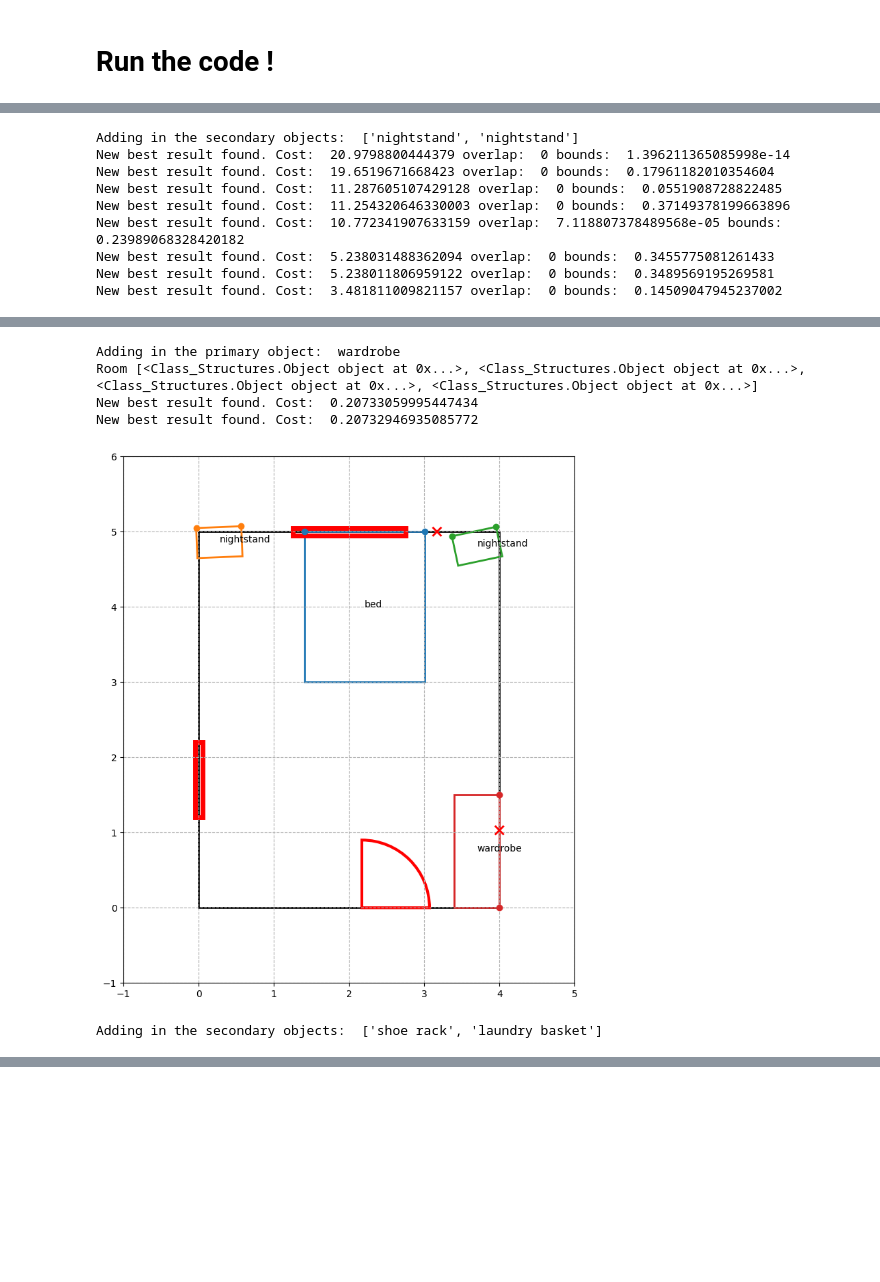
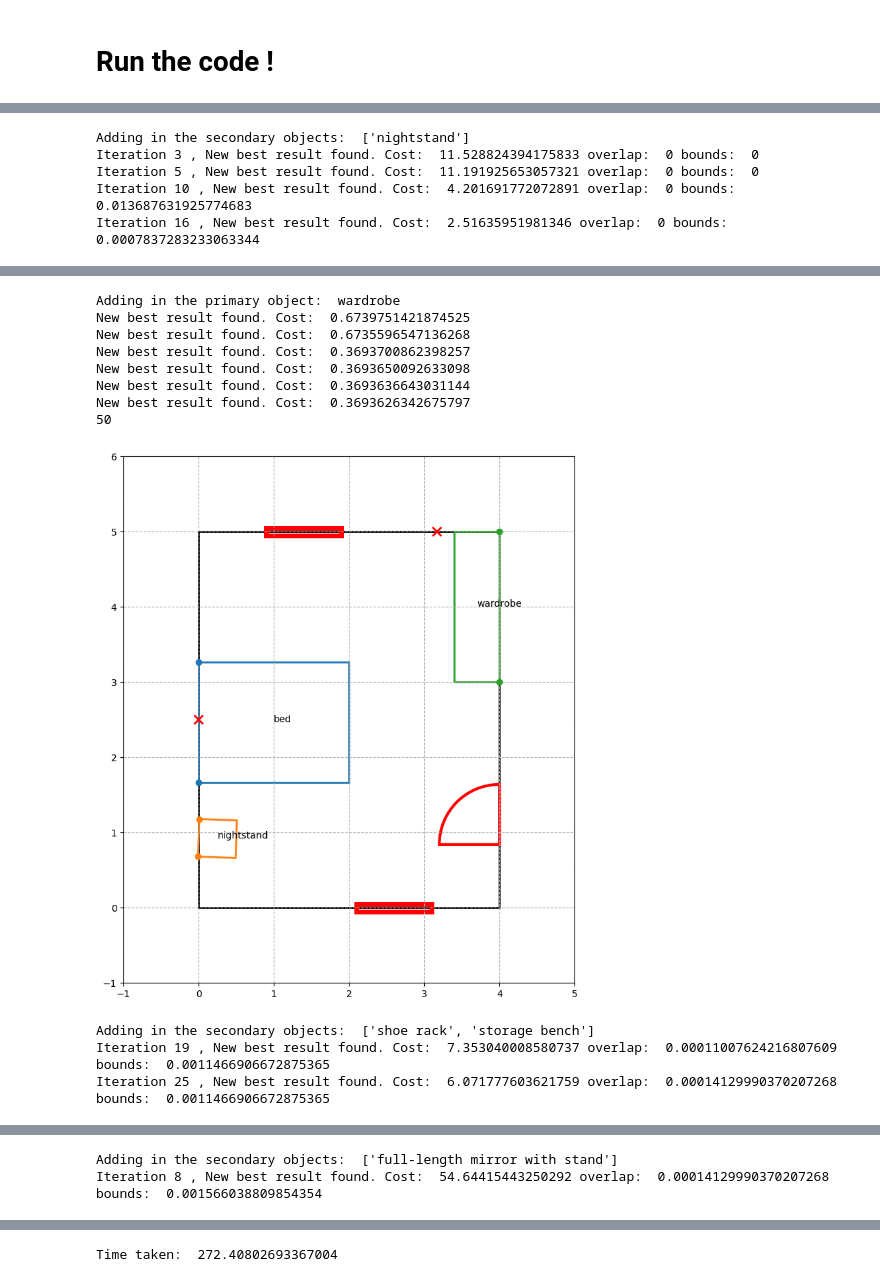
Before and after one commit to gabriellelittle1/MSc-Project, a Jupyter notebook: DSL/Phase1_5.ipynb, the cells around one changed output, grey strips where cells are left out. Saved outputs shown, nothing was run; the diff lists cells and outputs as text; code cells hidden in the pictures; blank space fills up the shorter version.

Commit message:
Updated prompts, updated Whole

```diff
--- a/DSL/Phase1_5.ipynb
+++ b/DSL/Phase1_5.ipynb
@@ -203,7 +207,7 @@ print(region_setups)
 # %% [markdown]
 # Get the primary objects, as well as all of their constraints.
 # %%
-lang_prompt3 = "The room is described as " + scene_descriptor + ". Now for each one of the regions: " + lang2output.choices[0].message.content + """,
+lang_prompt3 = "The room is described as " + scene_descriptor + ". Now for each one of the regions: " + region_names + """,
 what is the most important object to include, and what are its dimensions (give width of back of object and length of side of object but not height)
 in meters. ONLY one object per region (there can only be two of the same object if NECESSARY. If that is the case, output them as bed 1 and bed 2 or
  chair 1 and chair 2). The size of the room is """ + width + "m x " + length + """m, bear this in mind when choosing the objects and the size
@@ -219,9 +223,8 @@ print(lang3output.choices[0].message.content)
 
 lang_prompt4 = "For each of these objects: " + lang3output.choices[0].message.content + """, tell me all of the considerations and constraints
  for its placement within the room that depend only on fixed features in the room like walls, windows, doors, sockets, etc. and return these as a
- bullet list for each object. Include practical things like whether it should be against a wall and what side (one of: left, right, top/back, bottom/front)
- of it should be against a wall (don't describe this as long or short side, if its something like a headboard or the back of a sofa that would be 'back' etc.),
- or which side should be accessible for use (most objects will need an accessible constraint e.g. front of wardrobe needs to be accessible) etc.
+ bullet list for each object. Include practical things like whether it should be against a wall, or which side should be accessible for use
+ (most objects will need an accessible constraint e.g. front of wardrobe needs to be accessible) etc.
  Only give these constraints and considerations, no other information."""
 
 lang4output = client.chat.completions.create(
@@ -699,12 +650,17 @@ for i in range(num_regions - 1, -1, -1):
             if line in lines:
                 lines.remove(line)
     for line in lines:
-        if "ind_no_overlap" in line:
+        if "no_overlap" in line:
             function += "\n" + line
-        if "ind_in_bounds" in line:
+        if "in_bounds" in line:
+            function += "\n" + line
+        if "aligned" in line:
             function += "\n" + line
         if "return" in line:
             function += "\n" + line
 
 
     secondary_functions[i] = remove_identical_lines(function)
+# %%
+for i in secondary_functions:
+    print(i)
@@ -752,3 +708,6 @@ def optimize_secondary_objects(positions, room):
 final_function = "def optimize(positions, room):\n"
 final_function += ("\n").join(response5.split("\n")[1:]).split("return")[0] + "\n"
 final_function += response6.split("output = 0")[1] + "\n"
+# %%
+for i in secondary_functions:
+    print(i)
@@ -755,9 +732,9 @@ final_function += response6.split("output = 0")[1] + "\n"
 # %% [markdown]
 # Run the code !
 # %%
-## Run the room setup
 global_context = globals().copy()
 local_context = {}
+local_context2 = {}
 exec(response1, global_context, local_context)
 
 for region in range(num_regions):
@@ -770,7 +747,6 @@ for region in range(num_regions):
     iters = 0
     min_fun = np.Inf
     room = local_context[room_name]
-    print("Room", room.moving_objects)
     func = local_context['optimize_primary_objects']
     while min_fun > 1e-2 and iters < 50:
         positions = np.zeros(3)
@@ -781,17 +757,18 @@ for region in range(num_regions):
         res = minimize(func, positions, args = (room), method = 'SLSQP', options = options)
         iters += 1
         if res.fun < min_fun:
-            if not ind_no_overlap(res.x, room) > 0.4 and not ind_in_bounds(res.x, room) > 0.4:
+            if not no_overlap(res.x, room) > 0.4 and not in_bounds(res.x, room) > 0.4:
                 min_fun = res.fun
                 best_res = res
                 print("New best result found. Cost: ", min_fun)
 
-
+    print(iters)
     for i in range(len(room.fm_indices), len(room.moving_objects)):
         j = i - len(room.fm_indices)
         room.moving_objects[i].position = best_res.x[3*j:3*j + 3]
     room.draw()
     prime_index = primary_object_indices[region]
+
     room.regions[region].x, room.regions[region].y = room.moving_objects[prime_index].position[0], room.moving_objects[prime_index].position[1]
     prev_cost = min_fun
 
@@ -809,8 +786,12 @@ for region in range(num_regions):
     bounds = Bounds([-10] * 3 * num, [room.width + 10, room.length + 10, np.Inf] * num)
     iters = 0
     min_fun = np.Inf
-    while min_fun > 5e-2 and iters < 50:
-
+    best_res2 = None
+    while (min_fun > 5e-2 and best_res2 is None and iters < 150) or (best_res2 and iters < 50):
+        if iters == 149:
+            print("Iteration 150, no solution found, putting the objects outside of the room.")
+            best_res2 = res
+            best_res2.x = np.array([room.width + 3, room.length + 3, 0] * num)
         positions = np.zeros(3*num)
         for i in range(num):
             positions[3*i] = np.random.uniform(0, room.width)
@@ -819,14 +800,14 @@ for region in range(num_regions):
         res = minimize(func, positions, args = (room), method = 'SLSQP', options = options, bounds = bounds)
         iters += 1
         if res.fun < min_fun:
-            if not ind_no_overlap(res.x, room) > 1e-2 and not ind_in_bounds(res.x, room) > 0.4:
+            if not no_overlap(res.x, room) > 1e-2 and not in_bounds(res.x, room) > 0.4:
                 min_fun = res.fun
-                best_res = res
-                print("New best result found. Cost: ", min_fun, "overlap: ", ind_no_overlap(res.x, room), "bounds: ", ind_in_bounds(res.x, room))
+                best_res2 = res
+                print("Iteration", iters, ", New best result found. Cost: ", min_fun, "overlap: ", no_overlap(res.x, room), "bounds: ", in_bounds(res.x, room))
 
     for i in range(len(room.fm_indices), len(room.moving_objects)):
         j = i - len(room.fm_indices)
-        room.moving_objects[i].position = best_res.x[3*j:3*j + 3]
+        room.moving_objects[i].position = best_res2.x[3*j:3*j + 3]
 
     room.regions[region].x = np.mean([i.position[0] for i in room.moving_objects if i.region == list_region_names[region]])
     room.regions[region].y = np.mean([i.position[1] for i in room.moving_objects if i.region == list_region_names[region]])
@@ -835,5 +816,9 @@ for region in range(num_regions):
 
     room.fm_indices += [i for i in range(len(room.fm_indices), len(room.moving_objects))]
     prev_cost = min_fun
+
+end_time = time.time()
+elapsed_time = end_time - start_time
+print("Time taken: ", elapsed_time)
 # %% [output]
 Adding in the primary object:  bed
@@ -846,9 +833,5 @@ New best result found. Cost:  0.42061119781511
-Adding in the secondary objects:  ['nightstand', 'nightstand']
-New best result found. Cost:  20.9798800444379 overlap:  0 bounds:  1.396211365085998e-14
-New best result found. Cost:  19.6519671668423 overlap:  0 bounds:  0.17961182010354604
-New best result found. Cost:  11.287605107429128 overlap:  0 bounds:  0.0551908728822485
-New best result found. Cost:  11.254320646330003 overlap:  0 bounds:  0.37149378199663896
-New best result found. Cost:  10.772341907633159 overlap:  7.118807378489568e-05 bounds:  0.23989068328420182
-New best result found. Cost:  5.238031488362094 overlap:  0 bounds:  0.3455775081261433
-New best result found. Cost:  5.238011806959122 overlap:  0 bounds:  0.3489569195269581
-New best result found. Cost:  3.481811009821157 overlap:  0 bounds:  0.14509047945237002
+Adding in the secondary objects:  ['nightstand']
+Iteration 3 , New best result found. Cost:  11.528824394175833 overlap:  0 bounds:  0
+Iteration 5 , New best result found. Cost:  11.191925653057321 overlap:  0 bounds:  0
+Iteration 10 , New best result found. Cost:  4.201691772072891 overlap:  0 bounds:  0.013687631925774683
+Iteration 16 , New best result found. Cost:  2.51635951981346 overlap:  0 bounds:  0.0007837283233063344
@@ -856,6 +839,12 @@ New best result found. Cost:  3.481811009821157 overlap:  0 bounds:  0.145090479
 Adding in the primary object:  wardrobe
-Room [<Class_Structures.Object object at 0x...>, <Class_Structures.Object object at 0x...>, <Class_Structures.Object object at 0x...>, <Class_Structures.Object object at 0x...>]
-New best result found. Cost:  0.20733059995447434
-New best result found. Cost:  0.20732946935085772
+New best result found. Cost:  0.6739751421874525
+New best result found. Cost:  0.6735596547136268
+New best result found. Cost:  0.3693700862398257
+New best result found. Cost:  0.3693650092633098
+New best result found. Cost:  0.3693636643031144
+New best result found. Cost:  0.3693626342675797
+50
-[figure, old version]
+[figure, new version]
-Adding in the secondary objects:  ['shoe rack', 'laundry basket']
+Adding in the secondary objects:  ['shoe rack', 'storage bench']
+Iteration 19 , New best result found. Cost:  7.353040008580737 overlap:  0.00011007624216807609 bounds:  0.0011466906672875365
+Iteration 25 , New best result found. Cost:  6.071777603621759 overlap:  0.00014129990370207268 bounds:  0.0011466906672875365
@@ -862,0 +857,2 @@ TypeError: ind_close_to_fixed_object() got an unexpected keyword argument 'min_d
+Adding in the secondary objects:  ['full-length mirror with stand']
+Iteration 8 , New best result found. Cost:  54.64415443250292 overlap:  0.00014129990370207268 bounds:  0.001566038809854354
@@ -862,0 +860 @@ TypeError: ind_close_to_fixed_object() got an unexpected keyword argument 'min_d
+Time taken:  272.40802693367004
```
Also changed, not shown: parts of 24 cells of this notebook, 9 other files.
